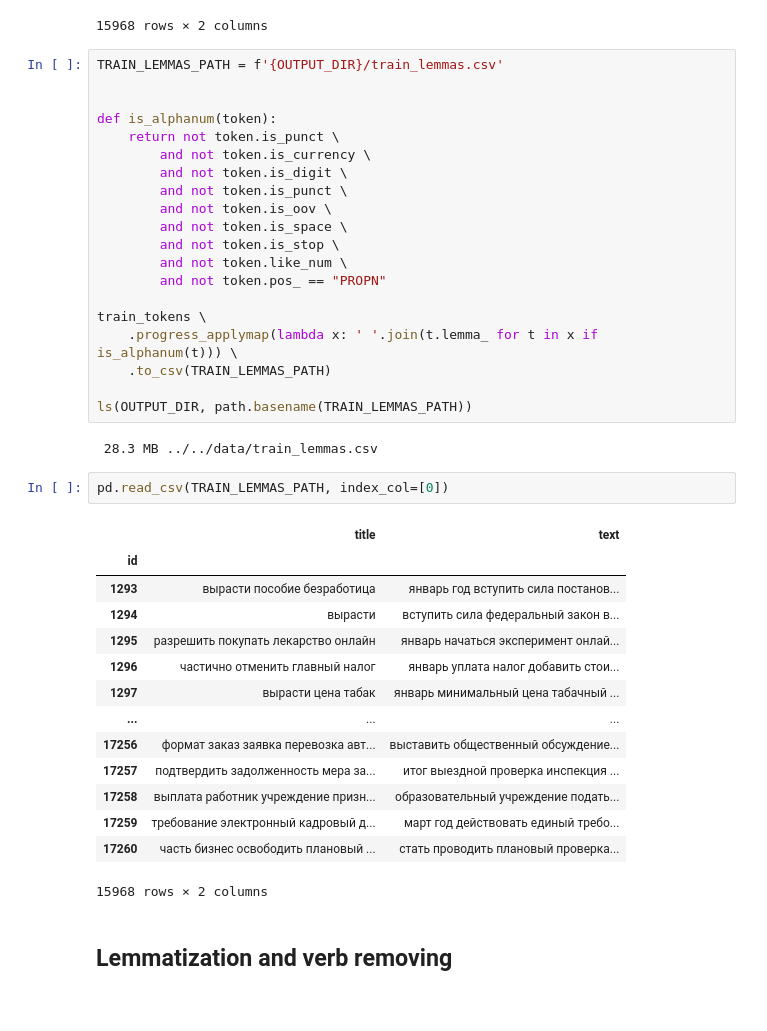
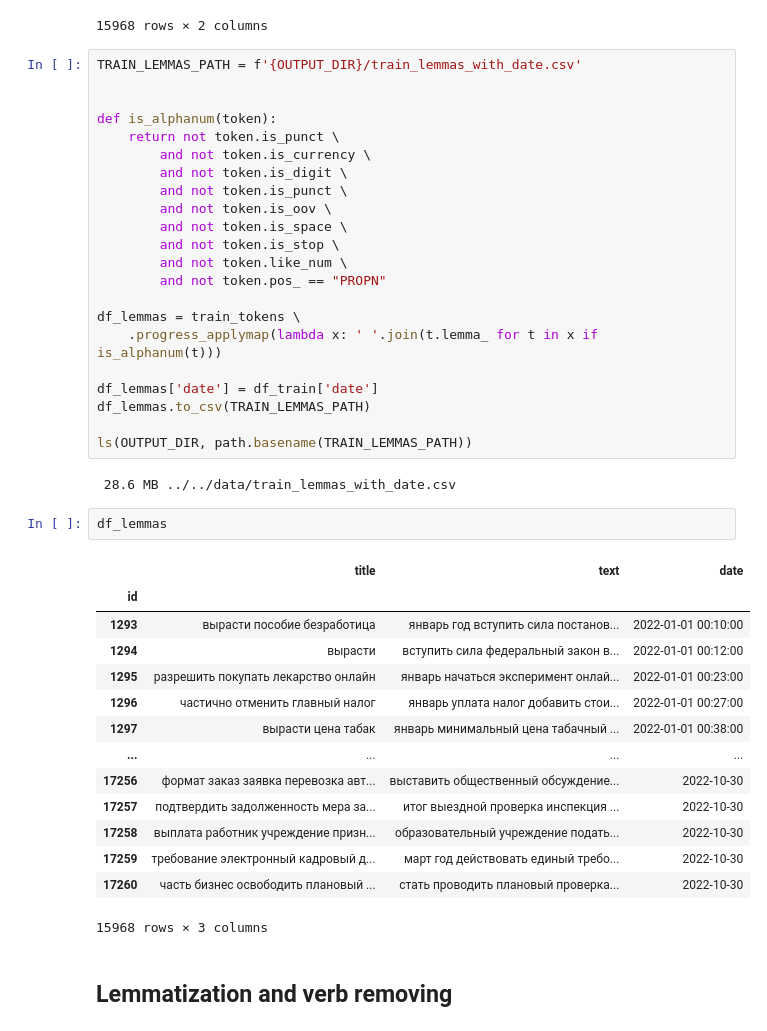
Before and after one commit to cherninkiy/vtb_moretech_2022, a Jupyter notebook: notebooks/preprocess_text.ipynb, the cells around one changed output. Cells and saved outputs as stored; diff of their text form.

```diff
--- a/notebooks/preprocess_text.ipynb
+++ b/notebooks/preprocess_text.ipynb
@@ -163,7 +164,7 @@ train_tokens
 | 17260 | (Большую, часть, бизнеса, освобод... | (\n , Не, станут, проводить, план... |
 15968 rows × 2 columns
 # %%
-TRAIN_LEMMAS_PATH = f'{OUTPUT_DIR}/train_lemmas.csv'
+TRAIN_LEMMAS_PATH = f'{OUTPUT_DIR}/train_lemmas_with_date.csv'
 
 
 def is_alphanum(token):
@@ -177,30 +178,32 @@ def is_alphanum(token):
         and not token.like_num \
         and not token.pos_ == "PROPN"
 
-train_tokens \
-    .progress_applymap(lambda x: ' '.join(t.lemma_ for t in x if is_alphanum(t))) \
-    .to_csv(TRAIN_LEMMAS_PATH)
+df_lemmas = train_tokens \
+    .progress_applymap(lambda x: ' '.join(t.lemma_ for t in x if is_alphanum(t)))
+
+df_lemmas['date'] = df_train['date']
+df_lemmas.to_csv(TRAIN_LEMMAS_PATH)
 
 ls(OUTPUT_DIR, path.basename(TRAIN_LEMMAS_PATH))
 # %% [output]
- 28.3 MB ../../data/train_lemmas.csv
+ 28.6 MB ../../data/train_lemmas_with_date.csv
 # %%
-pd.read_csv(TRAIN_LEMMAS_PATH, index_col=[0])
+df_lemmas
 # %% [output]
-|  | title | text |
-| id |  |  |
-| 1293 | вырасти пособие безработица | январь год вступить сила постанов... |
-| 1294 | вырасти | вступить сила федеральный закон в... |
-| 1295 | разрешить покупать лекарство онлайн | январь начаться эксперимент онлай... |
-| 1296 | частично отменить главный налог | январь уплата налог добавить стои... |
-| 1297 | вырасти цена табак | январь минимальный цена табачный ... |
-| ... | ... | ... |
-| 17256 | формат заказ заявка перевозка авт... | выставить общественный обсуждение... |
-| 17257 | подтвердить задолженность мера за... | итог выездной проверка инспекция ... |
-| 17258 | выплата работник учреждение призн... | образовательный учреждение подать... |
-| 17259 | требование электронный кадровый д... | март год действовать единый требо... |
-| 17260 | часть бизнес освободить плановый ... | стать проводить плановый проверка... |
+|  | title | text | date |
+| id |  |  |  |
+| 1293 | вырасти пособие безработица | январь год вступить сила постанов... | 2022-01-01 00:10:00 |
+| 1294 | вырасти | вступить сила федеральный закон в... | 2022-01-01 00:12:00 |
+| 1295 | разрешить покупать лекарство онлайн | январь начаться эксперимент онлай... | 2022-01-01 00:23:00 |
+| 1296 | частично отменить главный налог | январь уплата налог добавить стои... | 2022-01-01 00:27:00 |
+| 1297 | вырасти цена табак | январь минимальный цена табачный ... | 2022-01-01 00:38:00 |
+| ... | ... | ... | ... |
+| 17256 | формат заказ заявка перевозка авт... | выставить общественный обсуждение... | 2022-10-30 |
+| 17257 | подтвердить задолженность мера за... | итог выездной проверка инспекция ... | 2022-10-30 |
+| 17258 | выплата работник учреждение призн... | образовательный учреждение подать... | 2022-10-30 |
+| 17259 | требование электронный кадровый д... | март год действовать единый требо... | 2022-10-30 |
+| 17260 | часть бизнес освободить плановый ... | стать проводить плановый проверка... | 2022-10-30 |
-15968 rows × 2 columns
+15968 rows × 3 columns
 # %% [markdown]
 ## Lemmatization and verb removing
 # %%
```
Also changed, not shown: parts of 3 cells of this notebook, 1 other file.
